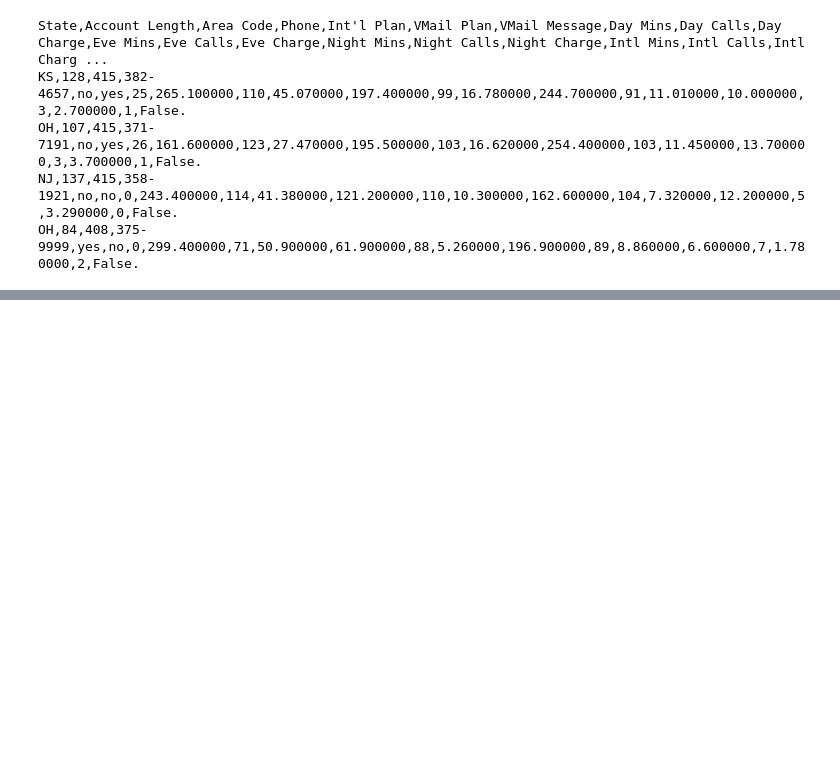
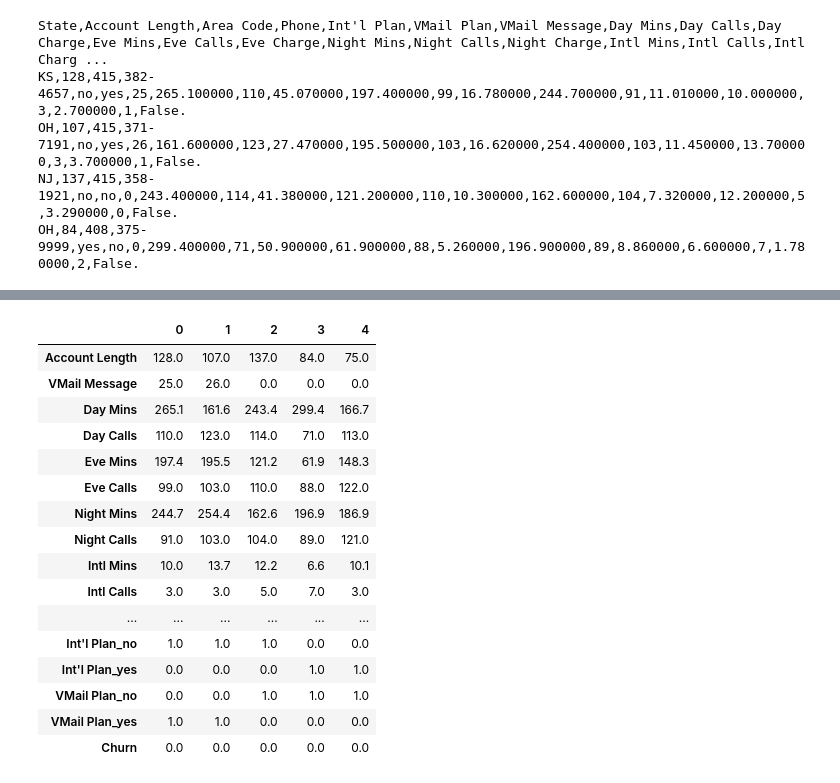
Before and after one commit to lpatruno/sagemaker-course, a Jupyter notebook: notebooks/processing.ipynb, the cells around one changed output, grey strips where cells are left out. Saved outputs shown, nothing was run; the diff lists cells and outputs as text; code cells hidden in the pictures; blank space fills up the shorter version.

```diff
--- a/notebooks/processing.ipynb
+++ b/notebooks/processing.ipynb
@@ -42,0 +97,59 @@ df.head()
+# %%
+from sklearn.pipeline import make_pipeline, Pipeline
+from sklearn.preprocessing import OneHotEncoder, StandardScaler, LabelBinarizer
+from sklearn.impute import SimpleImputer
+
+
+df = pd.read_csv('Data sets/churn.txt')
+
+lb = LabelBinarizer()
+label = lb.fit_transform(df['Churn?'])
+df['Churn?'] = label.flatten()
+
+
+num_proc = make_pipeline(SimpleImputer(strategy='median'))
+
+cat_proc = make_pipeline(
+    SimpleImputer(strategy='constant', fill_value='missing'),
+    OneHotEncoder(handle_unknown='ignore', sparse=False))
+
+target = ['Churn?']
+numerical_cols = ['Account Length', 'VMail Message', 'Day Mins', 'Day Calls', 'Eve Mins',
+                  'Eve Calls', 'Night Mins', 'Night Calls', 'Intl Mins', 'Intl Calls',
+                  'CustServ Calls']
+categorical_cols = ["State", "Int'l Plan", "VMail Plan"]
+
+preprocessor = make_column_transformer((num_proc, numerical_cols),
+                                       (cat_proc, categorical_cols))
+
+data = preprocessor.fit_transform(df)
+
+# Retrieve the encoded categorical column names
+encoded_categorical_cols = (preprocessor.named_transformers_['pipeline-2']
+                                        .named_steps['onehotencoder']
+                                        .get_feature_names(categorical_cols)
+                                        .tolist())
+
+# Construct dataframe with processed data
+processed_df = pd.DataFrame(data, columns=numerical_cols + encoded_categorical_cols)
+processed_df['Churn'] = df['Churn?']
+
+processed_df.head().T
+# %% [output]
+|  | 0 | 1 | 2 | 3 | 4 |
+| Account Length | 128.0 | 107.0 | 137.0 | 84.0 | 75.0 |
+| VMail Message | 25.0 | 26.0 | 0.0 | 0.0 | 0.0 |
+| Day Mins | 265.1 | 161.6 | 243.4 | 299.4 | 166.7 |
+| Day Calls | 110.0 | 123.0 | 114.0 | 71.0 | 113.0 |
+| Eve Mins | 197.4 | 195.5 | 121.2 | 61.9 | 148.3 |
+| Eve Calls | 99.0 | 103.0 | 110.0 | 88.0 | 122.0 |
+| Night Mins | 244.7 | 254.4 | 162.6 | 196.9 | 186.9 |
+| Night Calls | 91.0 | 103.0 | 104.0 | 89.0 | 121.0 |
+| Intl Mins | 10.0 | 13.7 | 12.2 | 6.6 | 10.1 |
+| Intl Calls | 3.0 | 3.0 | 5.0 | 7.0 | 3.0 |
+| ... | ... | ... | ... | ... | ... |
+| Int'l Plan_no | 1.0 | 1.0 | 1.0 | 0.0 | 0.0 |
+| Int'l Plan_yes | 0.0 | 0.0 | 0.0 | 1.0 | 1.0 |
+| VMail Plan_no | 0.0 | 0.0 | 1.0 | 1.0 | 1.0 |
+| VMail Plan_yes | 1.0 | 1.0 | 0.0 | 0.0 | 0.0 |
+| Churn | 0.0 | 0.0 | 0.0 | 0.0 | 0.0 |
```
Also changed, not shown: parts of 9 cells of this notebook.
